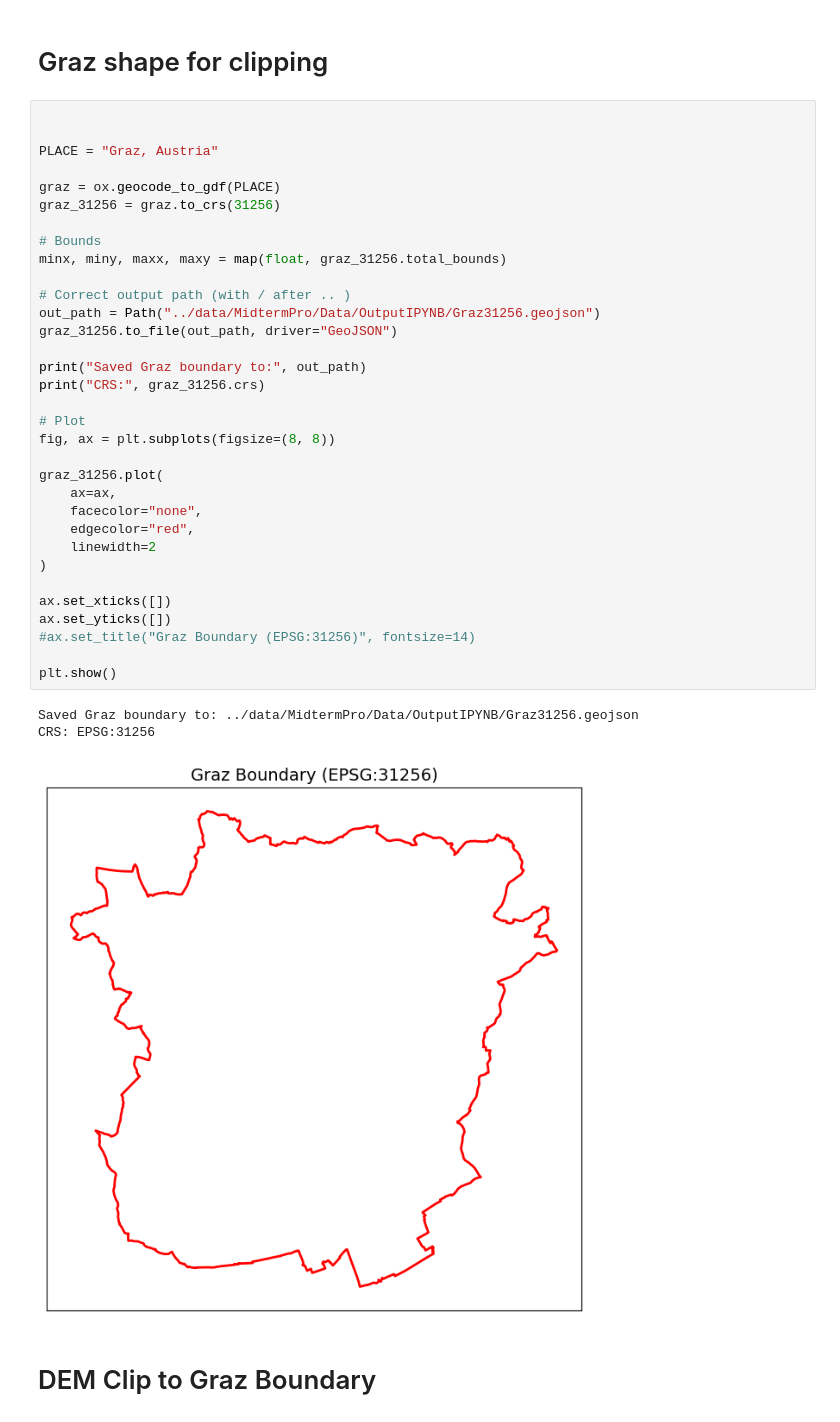
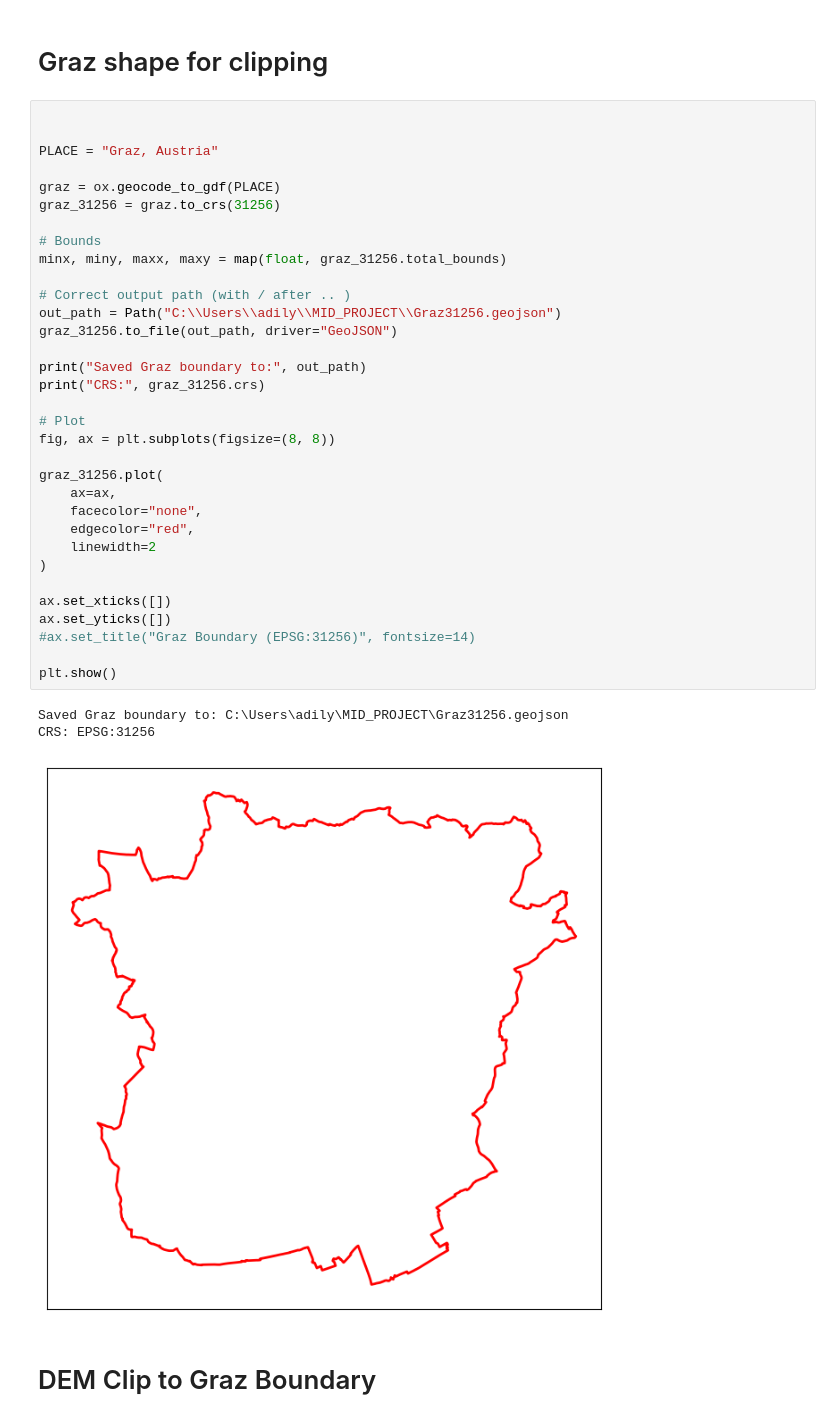
Before and after one commit to heinrichstrasse/GST.200B_MidtermPro, a Jupyter notebook: midtermproV1.ipynb, the cells around one changed output. Drawn from its saved outputs; the diff is of its cells as text.

```diff
--- a/midtermproV1.ipynb
+++ b/midtermproV1.ipynb
@@ -28,36 +28,36 @@ PLACE = "Graz, Austria"
 
 graz = ox.geocode_to_gdf(PLACE)
 graz_31256 = graz.to_crs(31256)
 
 # Bounds
 minx, miny, maxx, maxy = map(float, graz_31256.total_bounds)
 
 # Correct output path (with / after .. )
-out_path = Path("../data/MidtermPro/Data/OutputIPYNB/Graz31256.geojson")
+out_path = Path("C:\\Users\\adily\\MID_PROJECT\\Graz31256.geojson")
 graz_31256.to_file(out_path, driver="GeoJSON")
 
 print("Saved Graz boundary to:", out_path)
 print("CRS:", graz_31256.crs)
 
 # Plot
 fig, ax = plt.subplots(figsize=(8, 8))
 
 graz_31256.plot(
     ax=ax,
     facecolor="none",
     edgecolor="red",
     linewidth=2
 )
 
 ax.set_xticks([])
 ax.set_yticks([])
 #ax.set_title("Graz Boundary (EPSG:31256)", fontsize=14)
 
 plt.show()
 # %% [output]
-Saved Graz boundary to: ../data/MidtermPro/Data/OutputIPYNB/Graz31256.geojson
+Saved Graz boundary to: C:\Users\adily\MID_PROJECT\Graz31256.geojson
 CRS: EPSG:31256
-[figure, old version]
+[figure, new version]
 # %% [markdown]
 # DEM Clip to Graz Boundary
 # %%
```
Also changed, not shown: parts of 29 cells of this notebook, 1 other file.
